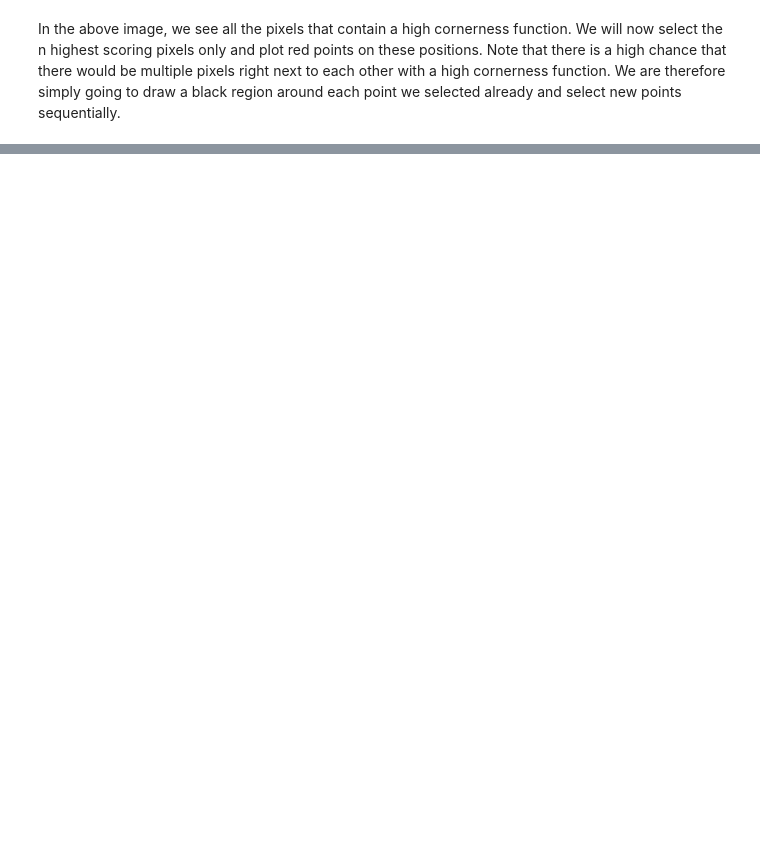
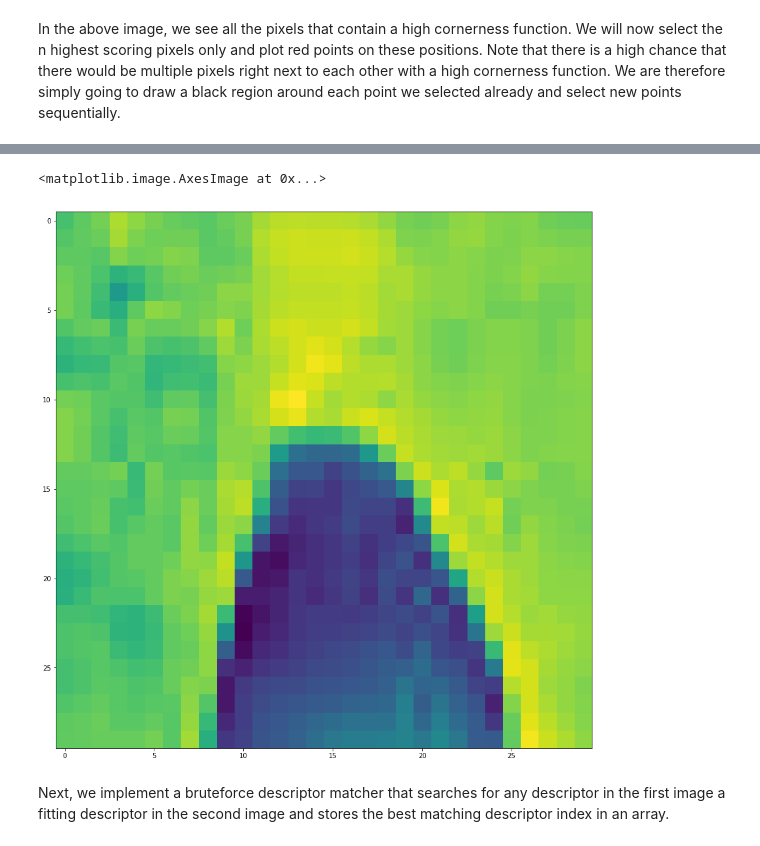
Before and after one commit to polygon-software/python-visual-odometry, a Jupyter notebook: Chapter 6 - Point Feature Detection.ipynb, the cells around one changed output, grey strips where cells are left out. Drawn from its saved outputs; the diff is of its cells as text; code cells hidden in the pictures; blank space fills up the shorter version.

Commit message:
Added matching part of exercise to chapter 8 as well

```diff
--- a/Chapter 6 - Point Feature Detection.ipynb
+++ b/Chapter 6 - Point Feature Detection.ipynb
@@ -281,0 +288,37 @@ plt.scatter(x=x_positions, y=y_positions, c='r', s=100, marker='+')
+# %%
+def extract_descriptors(img, x_positions, y_positions, radius):
+    """
+    Extracts descriptors from a given image, given x and y coordiante positions and a desriptor radius
+    """
+    # Initialize empty array to store descriptors
+    descriptor = []
+
+    # Iterate over coordinates (x,y)
+    for i in range(len(x_positions)):
+        x, y = int(x_positions[i]), int(y_positions[i])
+
+        # Read out area around (x,y) and store patch in descriptors
+        descriptor.append(img[y-radius:y+radius, x-radius:x+radius])
+
+    # Return descriptors
+    return descriptor
+
+# Get descriptors for image 1
+img_1 = mpimg.imread('img/chapter_6/harris_1.jpg')[:,:,0]
+score_image_1 = shi_tomasi(img_1, 9)
+x_positions_1, y_positions_1 = select_n_keypoints(score_image_1, 100, 11)
+descriptors_1 = extract_descriptors(img_1, x_positions_1, y_positions_1, radius=15)
+
+# Get descriptors for image 2
+img_2 = mpimg.imread('img/chapter_6/harris_2.jpg')[:,:,0]
+score_image_2 = shi_tomasi(img_2, 9)
+x_positions_2, y_positions_2 = select_n_keypoints(score_image_2, 100, 11)
+descriptors_2 = extract_descriptors(img_2, x_positions_2, y_positions_2, radius=15)
+
+# Show a sample descriptor
+plt.imshow(descriptors_1[0])
+# %% [output]
+<matplotlib.image.AxesImage at 0x...>
+[figure, added]
+# %% [markdown]
+Next, we implement a bruteforce descriptor matcher that searches for any descriptor in the first image a fitting descriptor in the second image and stores the best matching descriptor index in an array.
```
Also changed, not shown: parts of 8 cells of this notebook, 2 other files.
